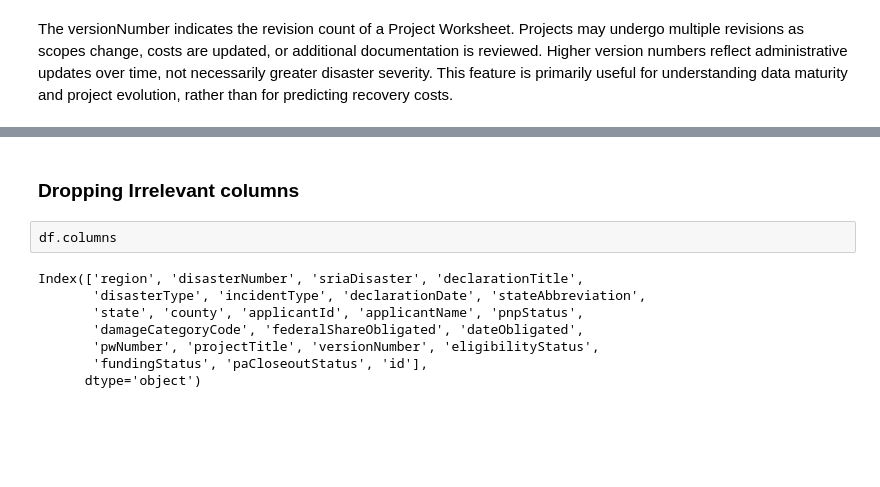
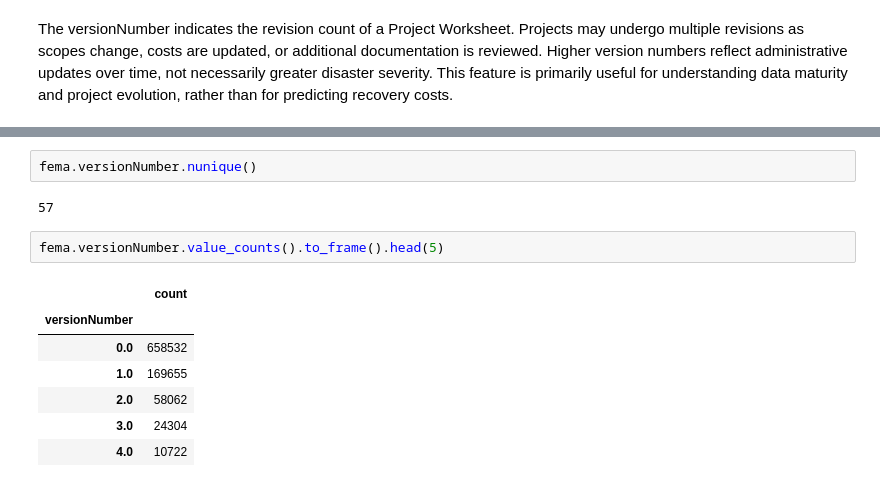
Before and after one commit to Aryan-Kaisth/Catastrophe_Risk_Estimation_Quantile_Based, a Jupyter notebook: notebooks/data_cleaning.ipynb, the cells around one changed output, grey strips where cells are left out. Saved outputs shown, nothing was run; the diff lists cells and outputs as text; blank space fills up the shorter version.

```diff
--- a/notebooks/data_cleaning.ipynb
+++ b/notebooks/data_cleaning.ipynb
@@ -732,12 +646,14 @@ dtype: int64
-# %% [markdown]
-### Dropping Irrelevant columns
-# %%
-df.columns
-# %% [output]
-Index(['region', 'disasterNumber', 'sriaDisaster', 'declarationTitle',
-       'disasterType', 'incidentType', 'declarationDate', 'stateAbbreviation',
-       'state', 'county', 'applicantId', 'applicantName', 'pnpStatus',
-       'damageCategoryCode', 'federalShareObligated', 'dateObligated',
-       'pwNumber', 'projectTitle', 'versionNumber', 'eligibilityStatus',
-       'fundingStatus', 'paCloseoutStatus', 'id'],
-      dtype='object')
+# %%
+fema.versionNumber.nunique()
+# %% [output]
+57
+# %%
+fema.versionNumber.value_counts().to_frame().head(5)
+# %% [output]
+|  | count |
+| versionNumber |  |
+| 0.0 | 658532 |
+| 1.0 | 169655 |
+| 2.0 | 58062 |
+| 3.0 | 24304 |
+| 4.0 | 10722 |
```
Also changed, not shown: parts of 184 cells of this notebook.
